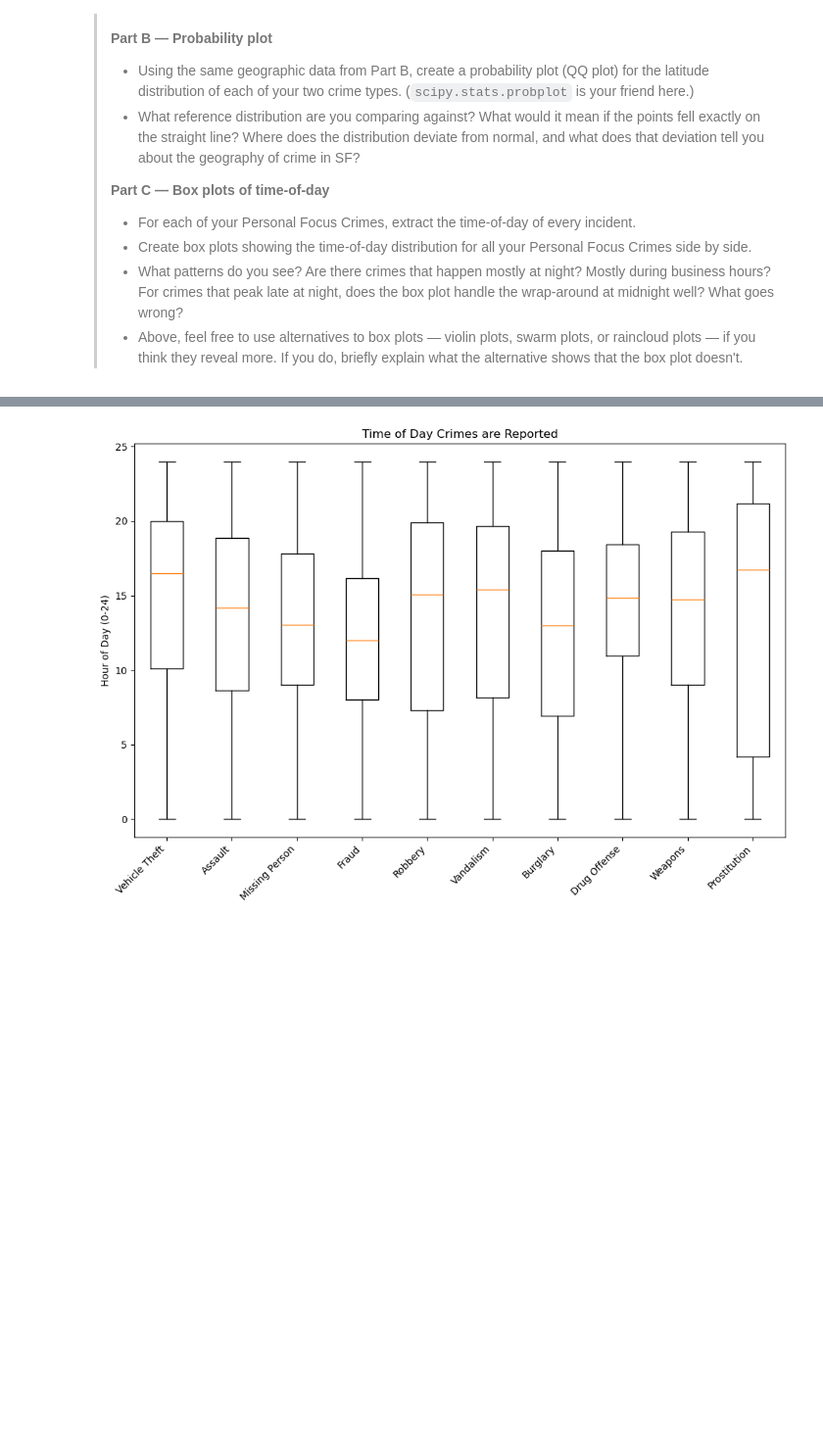
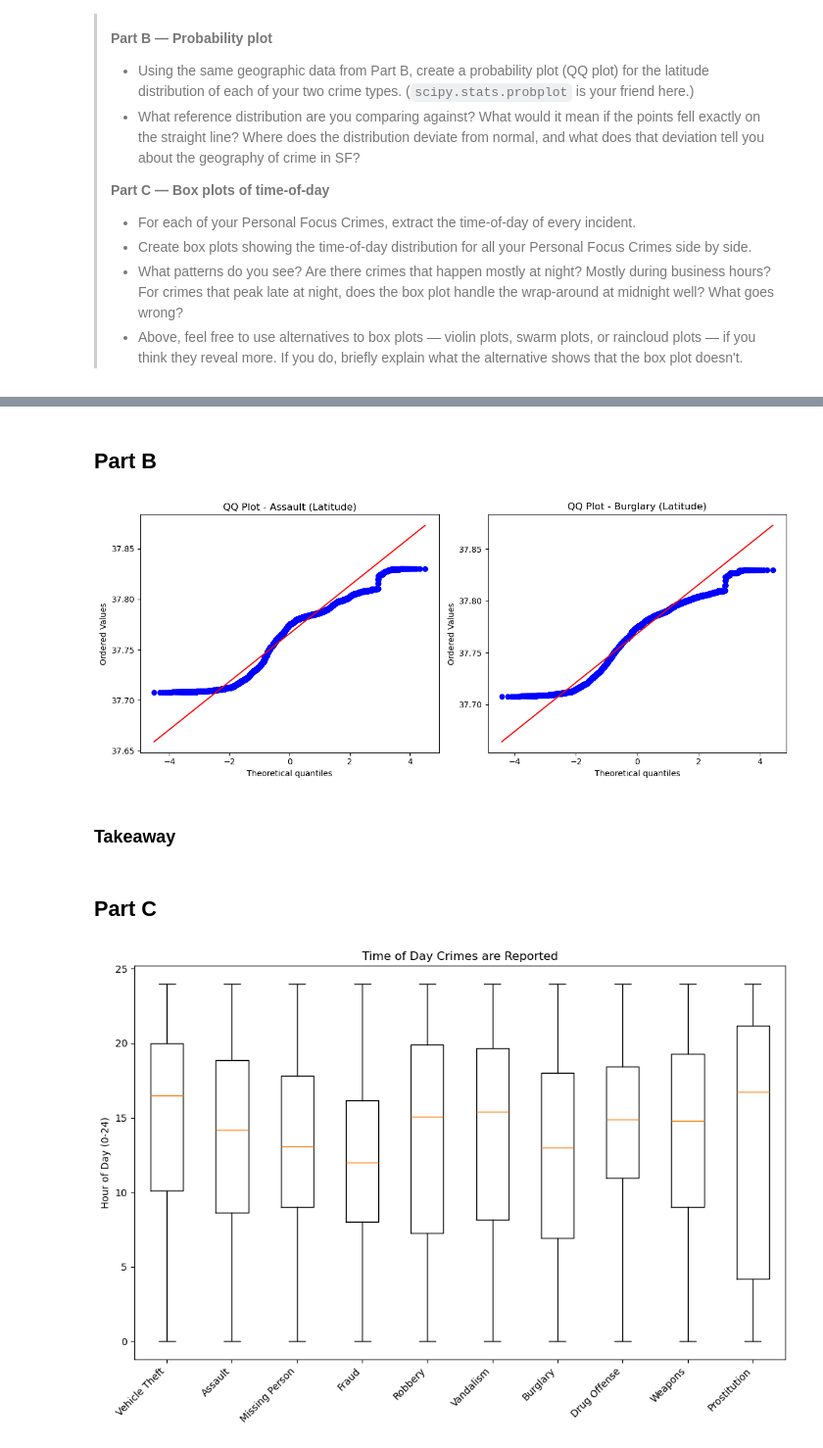
Before and after one commit to adamajane/social-data-analysis-and-visualization-02806-assignments, a Jupyter notebook: assignment_1/part1to3.ipynb, the cells around one changed output, grey strips where cells are left out. Shown at 98% size. Saved outputs shown, nothing was run; the diff lists cells and outputs as text; code cells hidden in the pictures; blank space fills up the shorter version.

```diff
--- a/assignment_1/part1to3.ipynb
+++ b/assignment_1/part1to3.ipynb
@@ -152,3 +218,30 @@ plt.show()
+# %% [markdown]
+## Part B
 # %%
 # Part B
+# some values were 90, probably outliers, so only get ones under 50
+data_clean = data[data["Latitude"] < 50]
+
+assault_lat = data_clean[data_clean["Focus Crime"] == "Assault"]["Latitude"]
+burglary_lat = data_clean[data_clean["Focus Crime"] == "Burglary"]["Latitude"]
+
+# Create QQ plots
+fig, axes = plt.subplots(1, 2, figsize=(12, 5))
+
+# Assault QQ plot
+stats.probplot(assault_lat, dist="norm", plot=axes[0])
+axes[0].set_title("QQ Plot - Assault (Latitude)")
+
+# Burglary QQ plot
+stats.probplot(burglary_lat, dist="norm", plot=axes[1])
+axes[1].set_title("QQ Plot - Burglary (Latitude)")
+
+plt.tight_layout()
+plt.show()
+# %% [output]
+[figure, added]
+# %% [markdown]
+### Takeaway
+# %% [markdown]
+## Part C
 # %%
```
Also changed, not shown: parts of 12 cells of this notebook.
